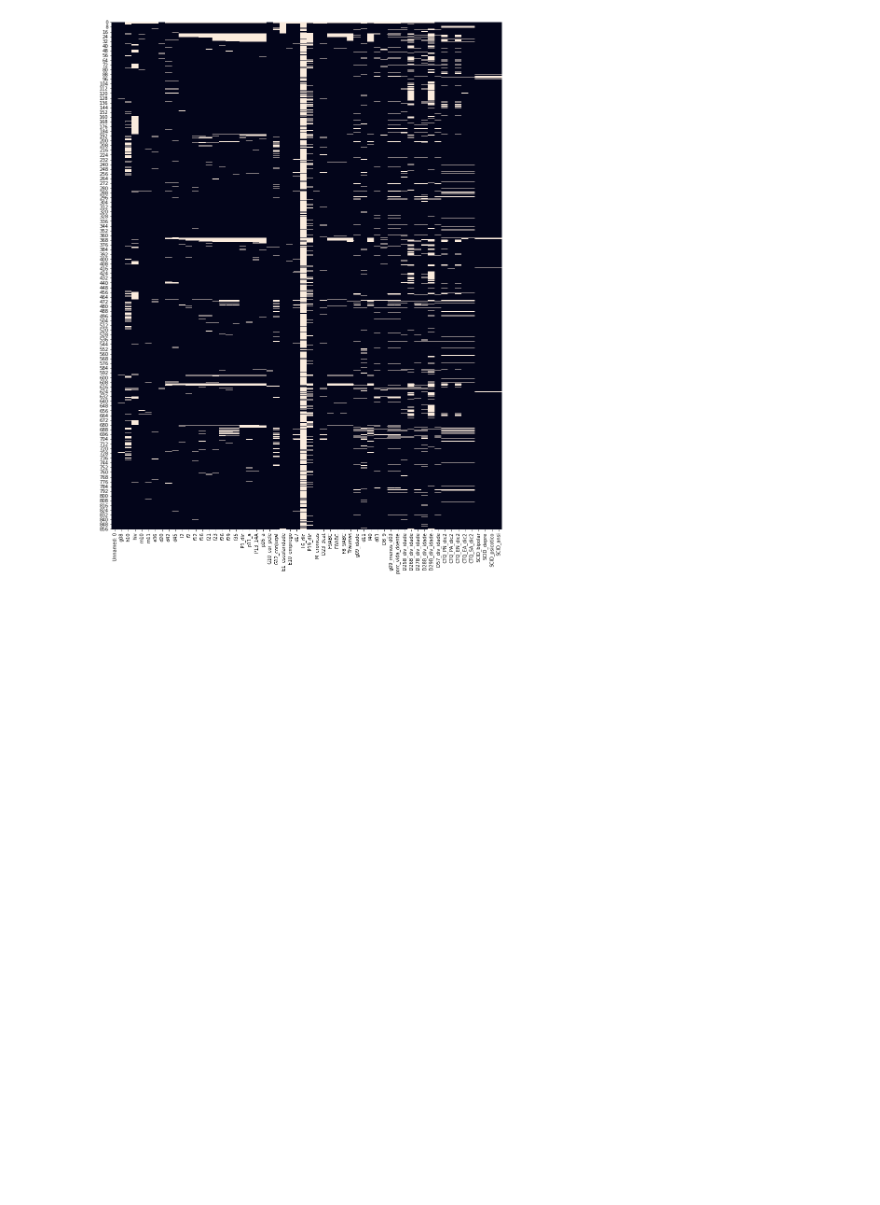
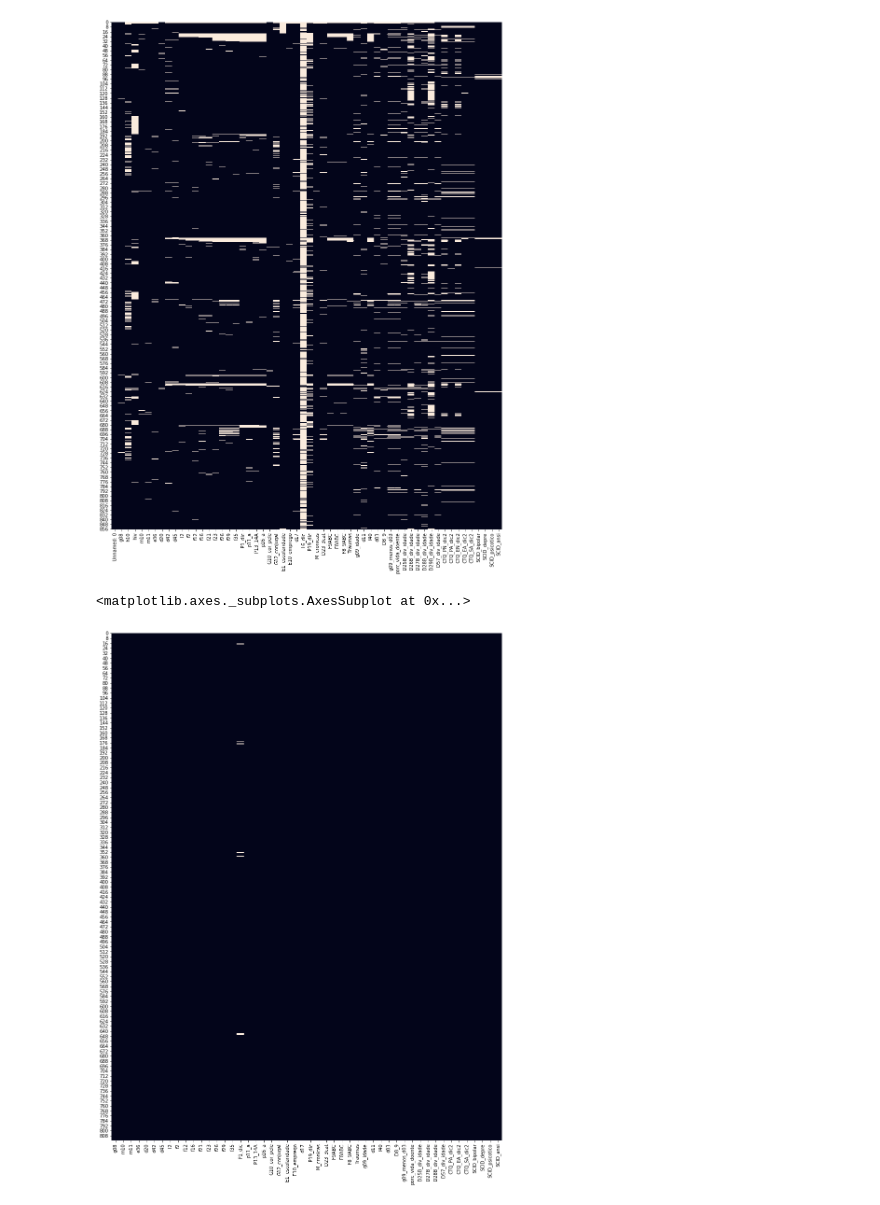
Before and after one commit to VhLucena/PGII, a Jupyter notebook: Scripts/1.Selection/Overview.ipynb, the cells around one changed output. Saved outputs shown, nothing was run; the diff lists cells and outputs as text; code cells hidden in the pictures; blank space fills up the shorter version.

```diff
--- a/Scripts/1.Selection/Overview.ipynb
+++ b/Scripts/1.Selection/Overview.ipynb
@@ -32,2 +11,4 @@ df
+# %%
+df301 = pd.read_csv("../../Database/301_Database.csv")
 # %%
 plt.figure(figsize=(15,20))
@@ -35,3 +16,9 @@ sns.heatmap(df.isnull(), cbar=False)
 # %% [output]
 <matplotlib.axes._subplots.AxesSubplot at 0x...>
 [figure]
+# %%
+plt.figure(figsize=(15,20))
+sns.heatmap(df301.isnull(), cbar=False)
+# %% [output]
+<matplotlib.axes._subplots.AxesSubplot at 0x...>
+[figure, added]
```
Also changed, not shown: parts of 3 cells of this notebook, 9 other files.
